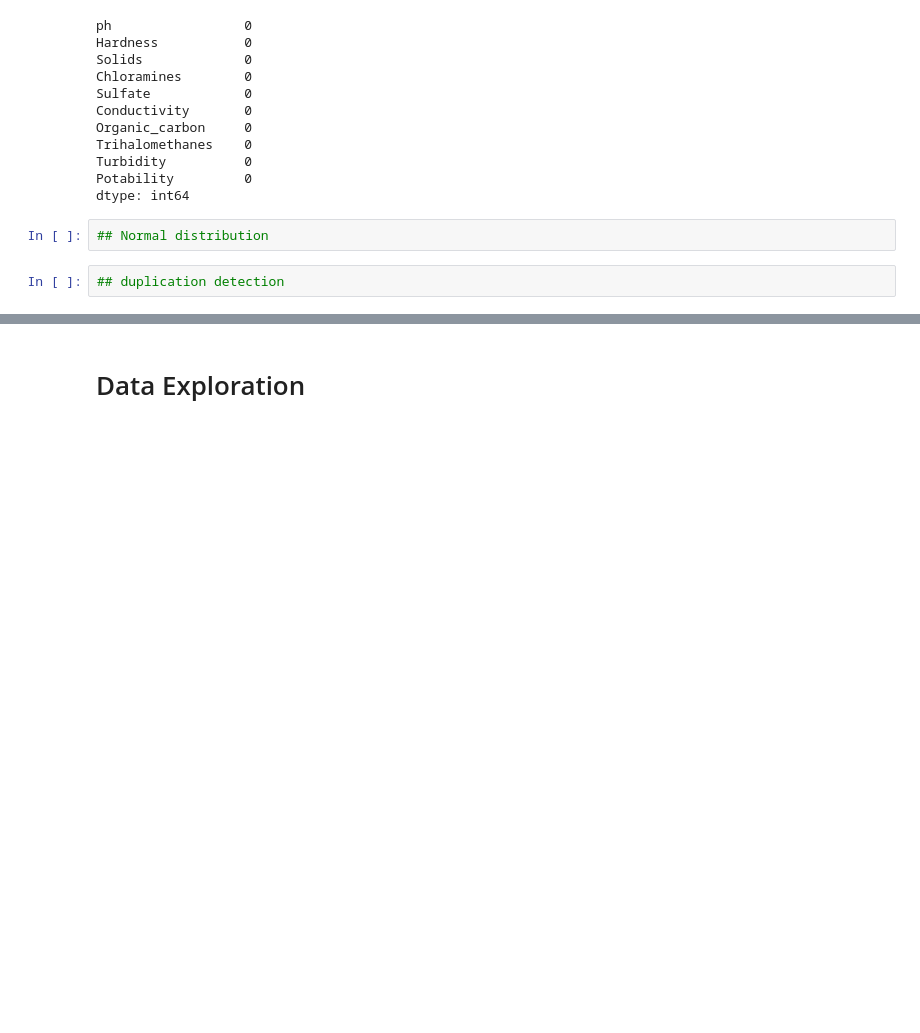
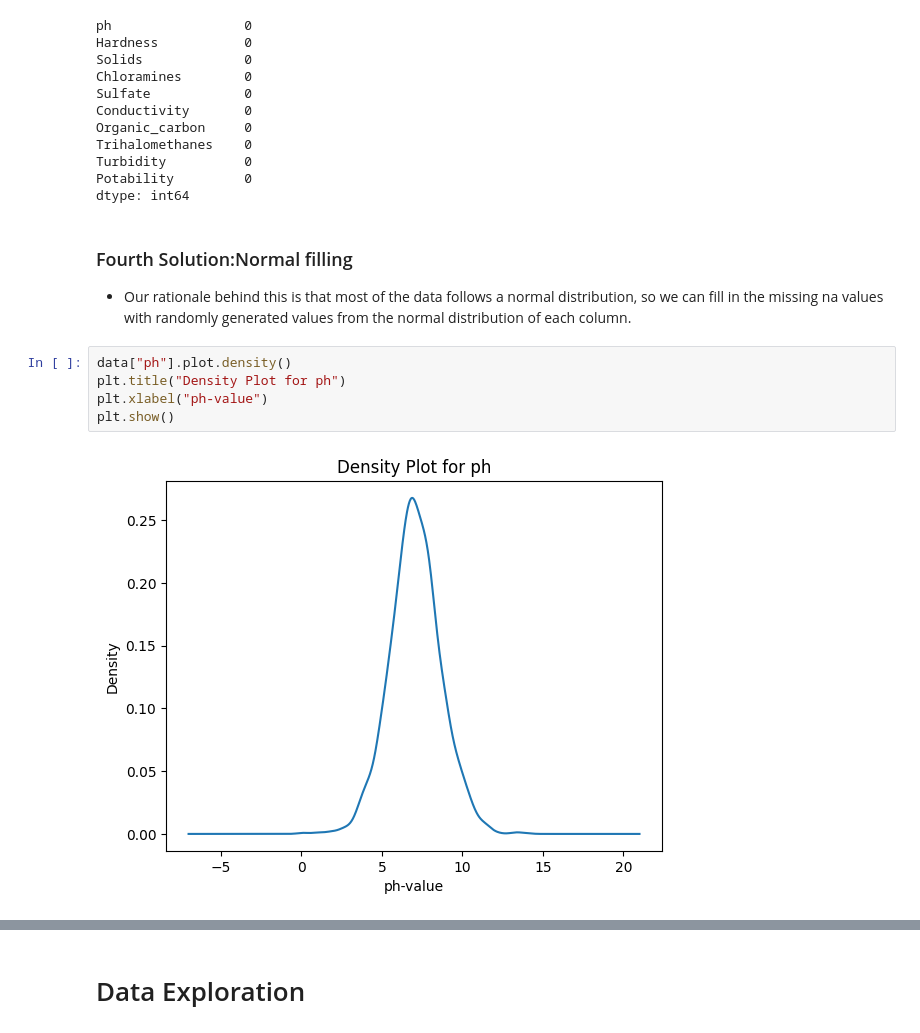
Before and after one commit to AragusSM/Water_Purity, a Jupyter notebook: Untitled.ipynb, the cells around one changed output, grey strips where cells are left out. Drawn from its saved outputs; the diff is of its cells as text; blank space fills up the shorter version.

Commit message:
adding norm and duplicate detection

```diff
--- a/Untitled.ipynb
+++ b/Untitled.ipynb
@@ -162,7 +159,13 @@ Trihalomethanes    0
 Turbidity          0
 Potability         0
 dtype: int64
-# %%
-## Normal distribution
-# %%
-## duplication detection
+# %% [markdown]
+### Fourth Solution:Normal filling
+- Our rationale behind this is that most of the data follows a normal distribution, so we can fill in the missing na values with randomly generated values from the normal distribution of each column.
+# %%
+data["ph"].plot.density()
+plt.title("Density Plot for ph")
+plt.xlabel("ph-value")
+plt.show()
+# %% [output]
+[figure, added]
```
Also changed, not shown: parts of 7 cells of this notebook.
